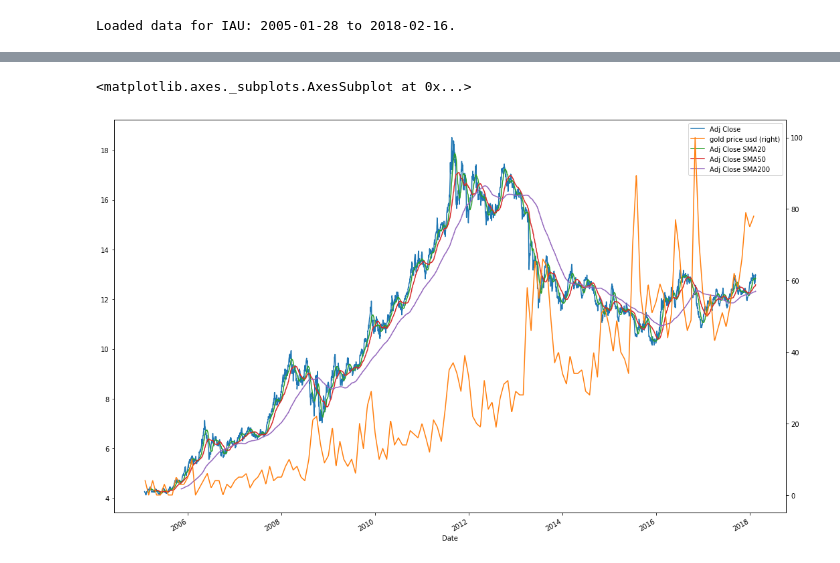
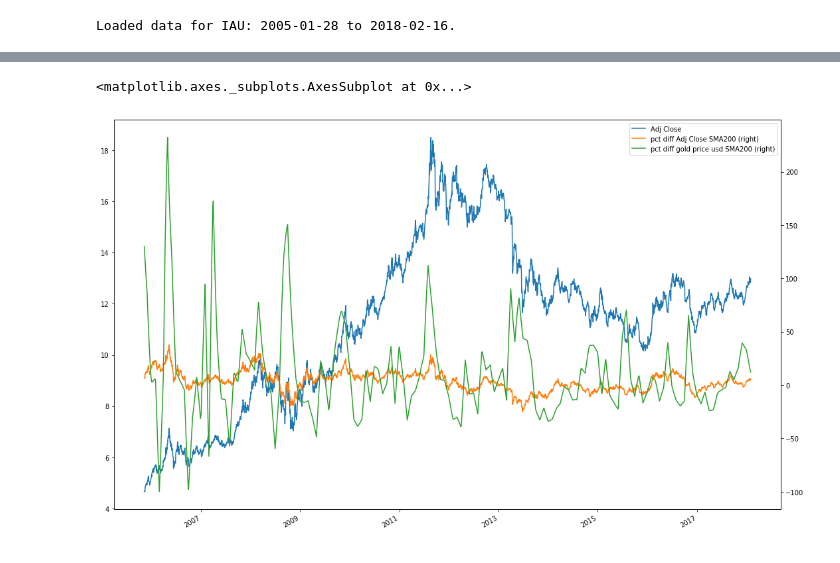
Before and after one commit to matthewrcarpenter/finance, a Jupyter notebook: Finance-Test-Yahoo.ipynb, the cells around one changed output, grey strips where cells are left out. Drawn from its saved outputs; the diff is of its cells as text; code cells hidden in the pictures.

```diff
--- a/Finance-Test-Yahoo.ipynb
+++ b/Finance-Test-Yahoo.ipynb
@@ -86,9 +99,9 @@ data[-14:]
-# %%
-plot_data = data[['Adj Close', search,'Adj Close SMA20','Adj Close SMA50','Adj Close SMA200']]
-plot_data.plot(secondary_y = [search])
-# %% [output]
-<matplotlib.axes._subplots.AxesSubplot at 0x...>
-[figure, removed]
+# %%
+plot_data = data[['Adj Close', 'pct diff Adj Close SMA200','pct diff gold price usd SMA200']].dropna()
+plot_data.plot(secondary_y = ['pct diff Adj Close SMA200','pct diff gold price usd SMA200'])
+# %% [output]
+<matplotlib.axes._subplots.AxesSubplot at 0x...>
+[figure, added]
 # %%
 trends.plot()
 # %%
```
Also changed, not shown: parts of 14 cells of this notebook, 2 other files.
